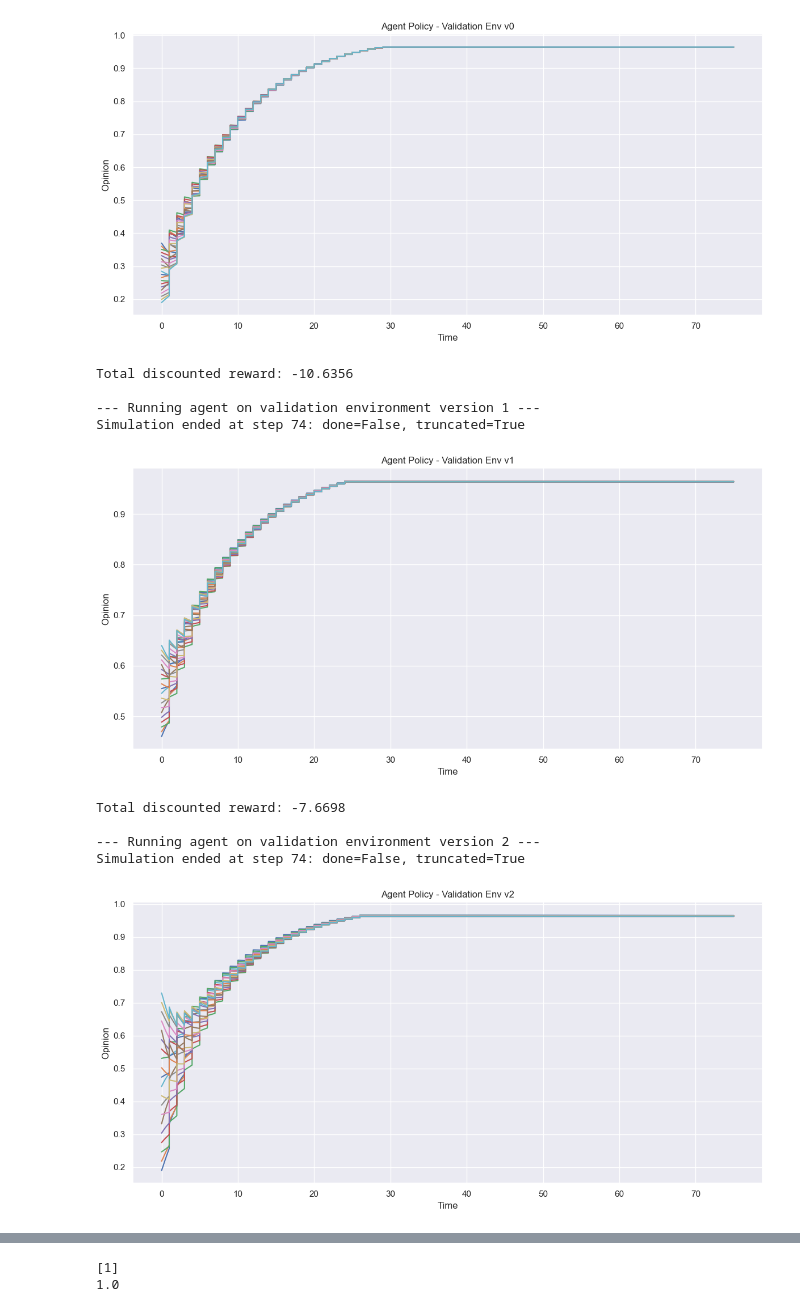
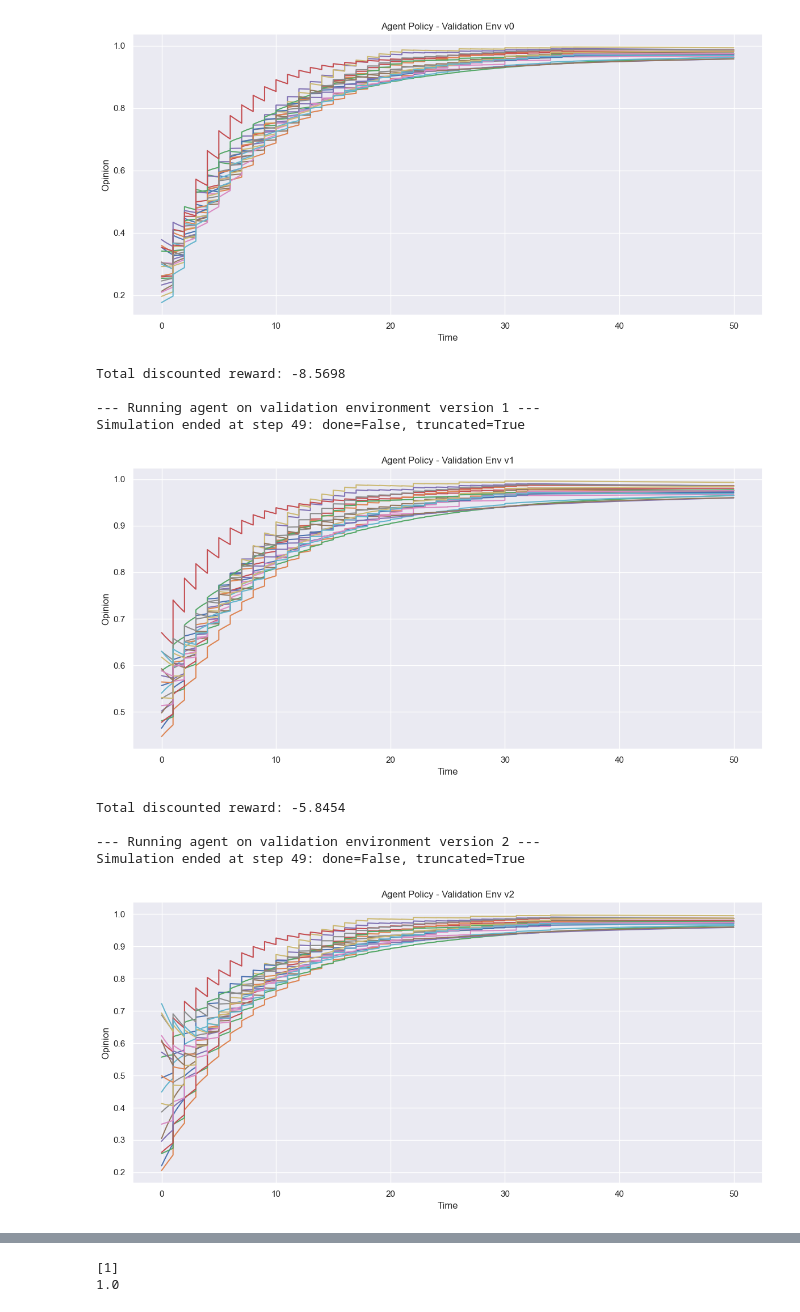
Before and after one commit to mariusdgm/phd-rl-algos, a Jupyter notebook: dqn/opinion_dynamics/experiments/agent_eval.ipynb, the cells around one changed output, grey strips where cells are left out. Drawn from its saved outputs; the diff is of its cells as text; code cells hidden in the pictures.

Commit message:
succesful fixed step experiment

```diff
--- a/dqn/opinion_dynamics/experiments/agent_eval.ipynb
+++ b/dqn/opinion_dynamics/experiments/agent_eval.ipynb
@@ -85,8 +90,7 @@ exp_subdir = r"d:\Work\repos\RL\phd-rl-algos\dqn\opinion_dynamics\experiments\re
 
 # exp_subdir = r"D:\Work\repos\RL\phd-rl-algos\dqn\opinion_dynamics\experiments\results\2025Jul25-031713_configs\0001_agent_params.args_.betas__0__1__2_\1"
 
-exp_subdir = r"d:\Work\repos\RL\phd-rl-algos\dqn\opinion_dynamics\experiments\results\2025Aug30-132637_configs\0001_optim.args_.eps_1e-09__optim.args_.lr_5e-06__agent_params.args_.betas__0__1__2___agent_params.model_OpinionNetFixedW__experiment_opinion_agent_dqn_fixed_dist_fixed_steps\0"
-
+exp_subdir = r"d:\Work\repos\RL\phd-rl-algos\dqn\opinion_dynamics\experiments\results\2025Sep08-142952_configs\0000_optim.args_.lr_1e-05__agent_params.args_.betas__0__1__2___agent_params.model_OpinionNetCommonAB__experiment_opinion_agent_dqn_fixed_steps\1"
 
 
 
@@ -134,11 +138,11 @@ Simulation ended at step 74: done=False, truncated=True
-[figure, old version]
+[figure, new version]
-Total discounted reward: -10.6356
+Total discounted reward: -8.5698
 
 --- Running agent on validation environment version 1 ---
-Simulation ended at step 74: done=False, truncated=True
+Simulation ended at step 49: done=False, truncated=True
-[figure, old version]
+[figure, new version]
-Total discounted reward: -7.6698
+Total discounted reward: -5.8454
 
 --- Running agent on validation environment version 2 ---
-Simulation ended at step 74: done=False, truncated=True
+Simulation ended at step 49: done=False, truncated=True
-[figure, old version]
+[figure, new version]
```
Also changed, not shown: parts of 9 cells of this notebook, 5 other files.
